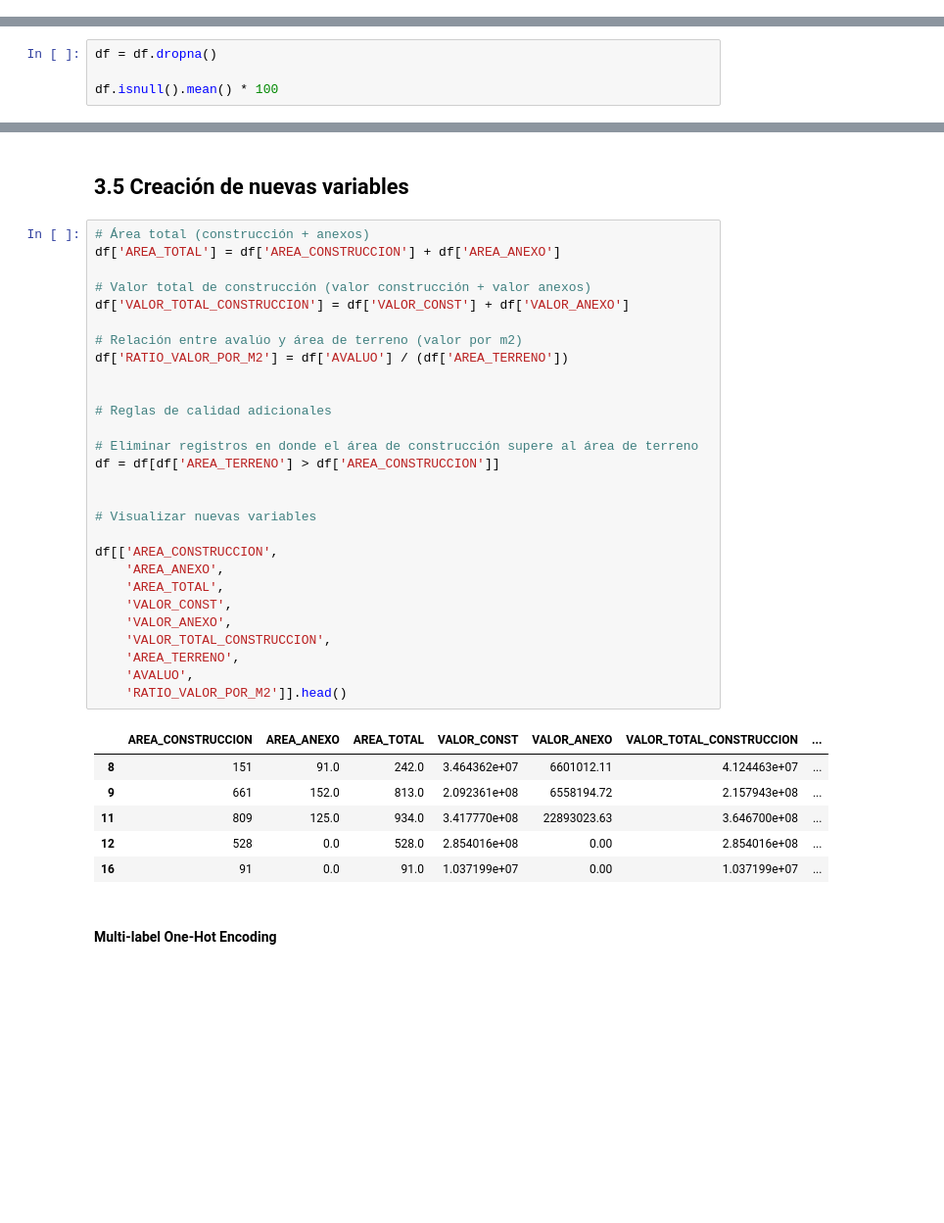
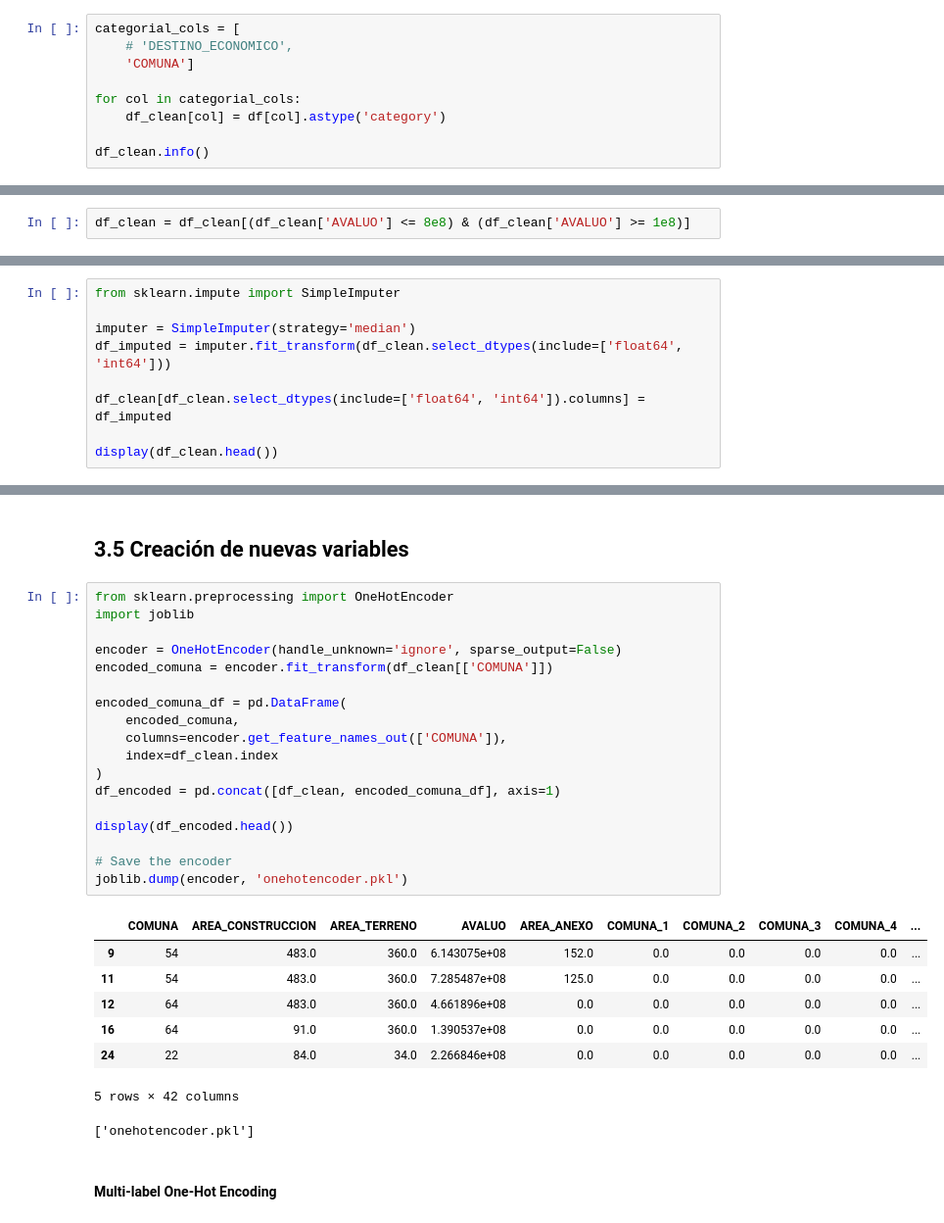
Before and after one commit to JSSanchezH/avaluo-predictivo, a Jupyter notebook: notebooks/01_preparacion_y_modelo.ipynb, the cells around one changed output, grey strips where cells are left out. Shown at 98% size. Saved outputs shown, nothing was run; the diff lists cells and outputs as text; blank space fills up the shorter version.

```diff
--- a/notebooks/01_preparacion_y_modelo.ipynb
+++ b/notebooks/01_preparacion_y_modelo.ipynb
@@ -180,0 +169,9 @@ df.describe(include='all').T
+# %%
+categorial_cols = [
+    # 'DESTINO_ECONOMICO',
+    'COMUNA']
+
+for col in categorial_cols:
+    df_clean[col] = df[col].astype('category')
+
+df_clean.info()
@@ -196,0 +233,2 @@ df.head()
+# %%
+df_clean = df_clean[(df_clean['AVALUO'] <= 8e8) & (df_clean['AVALUO'] >= 1e8)]
@@ -197,7 +308,12 @@ df.head()
 # %% [markdown]
 ## 3.4 Limpieza de nulos
 # %%
-df = df.dropna()
+from sklearn.impute import SimpleImputer
 
-df.isnull().mean() * 100
+imputer = SimpleImputer(strategy='median')
+df_imputed = imputer.fit_transform(df_clean.select_dtypes(include=['float64', 'int64']))
+
+df_clean[df_clean.select_dtypes(include=['float64', 'int64']).columns] = df_imputed
+
+display(df_clean.head())
 # %% [output]
@@ -219,40 +326,32 @@ dtype: float64
 # %% [markdown]
 ## 3.5 Creación de nuevas variables
 # %%
-# Área total (construcción + anexos)
-df['AREA_TOTAL'] = df['AREA_CONSTRUCCION'] + df['AREA_ANEXO']
+from sklearn.preprocessing import OneHotEncoder
+import joblib
 
-# Valor total de construcción (valor construcción + valor anexos)
-df['VALOR_TOTAL_CONSTRUCCION'] = df['VALOR_CONST'] + df['VALOR_ANEXO']
+encoder = OneHotEncoder(handle_unknown='ignore', sparse_output=False)
+encoded_comuna = encoder.fit_transform(df_clean[['COMUNA']])
 
-# Relación entre avalúo y área de terreno (valor por m2)
-df['RATIO_VALOR_POR_M2'] = df['AVALUO'] / (df['AREA_TERRENO'])
+encoded_comuna_df = pd.DataFrame(
+    encoded_comuna,
+    columns=encoder.get_feature_names_out(['COMUNA']),
+    index=df_clean.index
+)
+df_encoded = pd.concat([df_clean, encoded_comuna_df], axis=1)
 
+display(df_encoded.head())
 
-# Reglas de calidad adicionales
-
-# Eliminar registros en donde el área de construcción supere al área de terreno
-df = df[df['AREA_TERRENO'] > df['AREA_CONSTRUCCION']]
-
-
-# Visualizar nuevas variables
-
-df[['AREA_CONSTRUCCION',
-    'AREA_ANEXO',
-    'AREA_TOTAL',
-    'VALOR_CONST',
-    'VALOR_ANEXO',
-    'VALOR_TOTAL_CONSTRUCCION',
-    'AREA_TERRENO',
-    'AVALUO',
-    'RATIO_VALOR_POR_M2']].head()
+# Save the encoder
+joblib.dump(encoder, 'onehotencoder.pkl')
 # %% [output]
-|  | AREA_CONSTRUCCION | AREA_ANEXO | AREA_TOTAL | VALOR_CONST | VALOR_ANEXO | VALOR_TOTAL_CONSTRUCCION | ... |
-| 8 | 151 | 91.0 | 242.0 | 3.464362e+07 | 6601012.11 | 4.124463e+07 | ... |
-| 9 | 661 | 152.0 | 813.0 | 2.092361e+08 | 6558194.72 | 2.157943e+08 | ... |
-| 11 | 809 | 125.0 | 934.0 | 3.417770e+08 | 22893023.63 | 3.646700e+08 | ... |
-| 12 | 528 | 0.0 | 528.0 | 2.854016e+08 | 0.00 | 2.854016e+08 | ... |
-| 16 | 91 | 0.0 | 91.0 | 1.037199e+07 | 0.00 | 1.037199e+07 | ... |
+|  | COMUNA | AREA_CONSTRUCCION | AREA_TERRENO | AVALUO | AREA_ANEXO | COMUNA_1 | COMUNA_2 | COMUNA_3 | COMUNA_4 | ... |
+| 9 | 54 | 483.0 | 360.0 | 6.143075e+08 | 152.0 | 0.0 | 0.0 | 0.0 | 0.0 | ... |
+| 11 | 54 | 483.0 | 360.0 | 7.285487e+08 | 125.0 | 0.0 | 0.0 | 0.0 | 0.0 | ... |
+| 12 | 64 | 483.0 | 360.0 | 4.661896e+08 | 0.0 | 0.0 | 0.0 | 0.0 | 0.0 | ... |
+| 16 | 64 | 91.0 | 360.0 | 1.390537e+08 | 0.0 | 0.0 | 0.0 | 0.0 | 0.0 | ... |
+| 24 | 22 | 84.0 | 34.0 | 2.266846e+08 | 0.0 | 0.0 | 0.0 | 0.0 | 0.0 | ... |
+5 rows × 42 columns
+['onehotencoder.pkl']
 # %% [markdown]
 #### Multi-label One-Hot Encoding
 # %%
```
Also changed, not shown: parts of 45 cells of this notebook, 4 other files.
